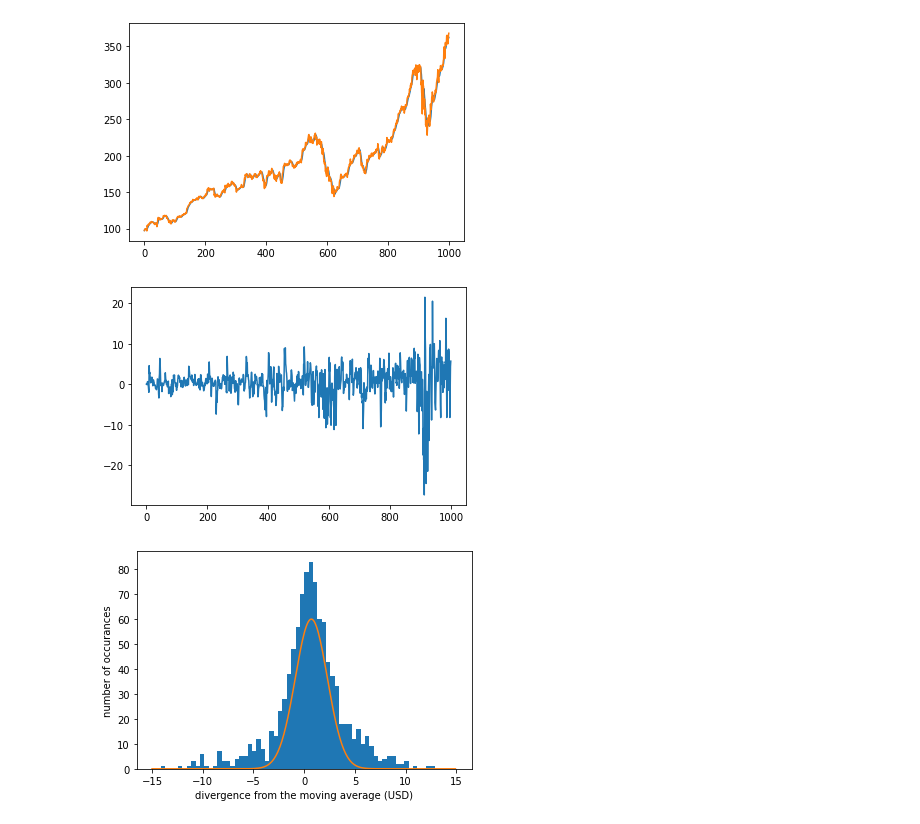
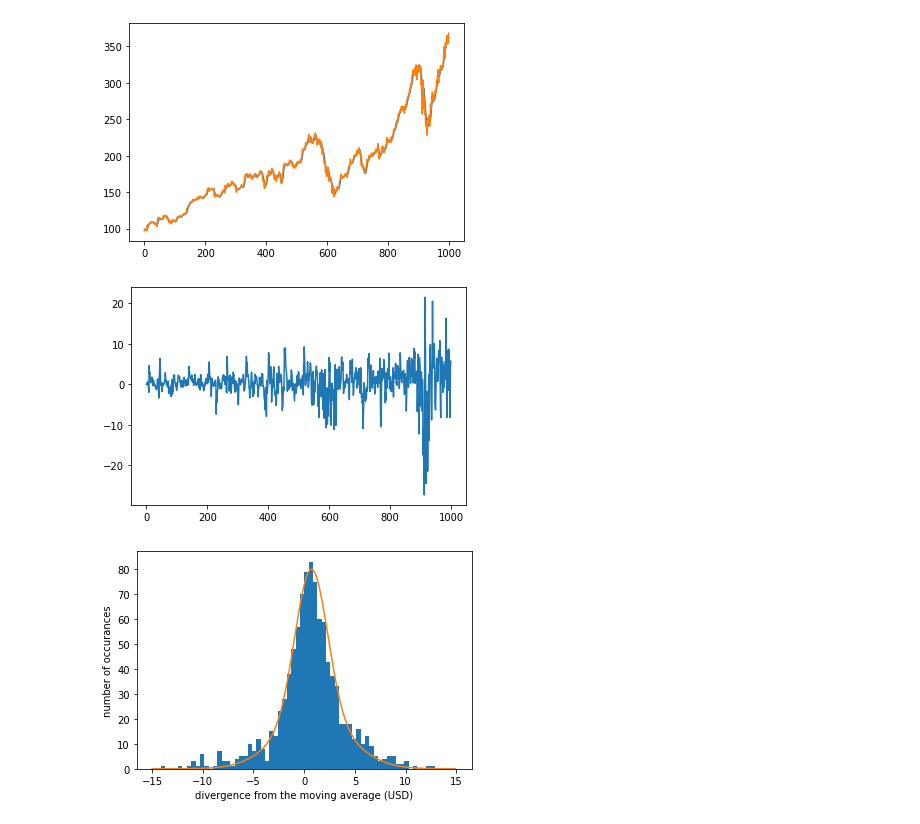
Before and after one commit to ivfreire/tradingbot, a Jupyter notebook: analysis/stock_market_analysis.ipynb, the cells around one changed output. Cells and saved outputs as stored; diff of their text form; code cells hidden in the pictures.

```diff
--- a/analysis/stock_market_analysis.ipynb
+++ b/analysis/stock_market_analysis.ipynb
@@ -64,17 +66,17 @@ plt.show()
 # %%
 diffs = []
 for i in range(len(stocks['o'])): diffs.append(stocks['o'][i] - avgs[i])
 plt.plot(t, diffs)
 plt.show()
 
 plt.xlabel('divergence from the moving average (USD)')
 plt.ylabel('number of occurances')
 plt.hist(diffs, range=(-15, 15), bins=70)
 
 _diffs = np.arange(-15, 15, 0.1)
-plt.plot(_diffs, 60 * np.exp(-0.20*(_diffs - 0.7)**2))
+plt.plot(_diffs, 60 * np.exp(-0.20*(_diffs - 0.7)**2) + 20 * np.exp(-0.04*(_diffs - 0.85)**2))
 
 plt.show()
 # %% [output]
 [figure]
-[figure, old version]
+[figure, new version]
```
Also changed, not shown: parts of 2 cells of this notebook.
